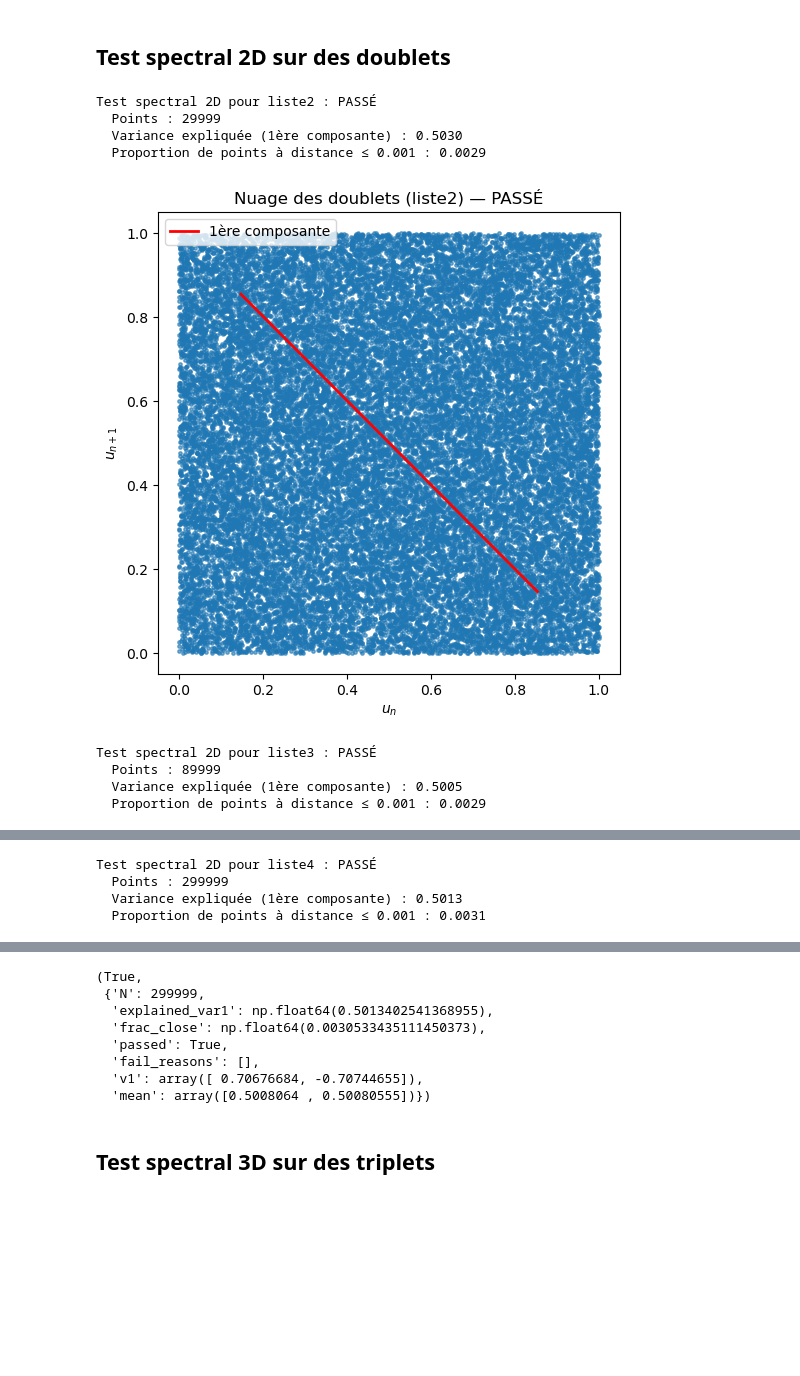
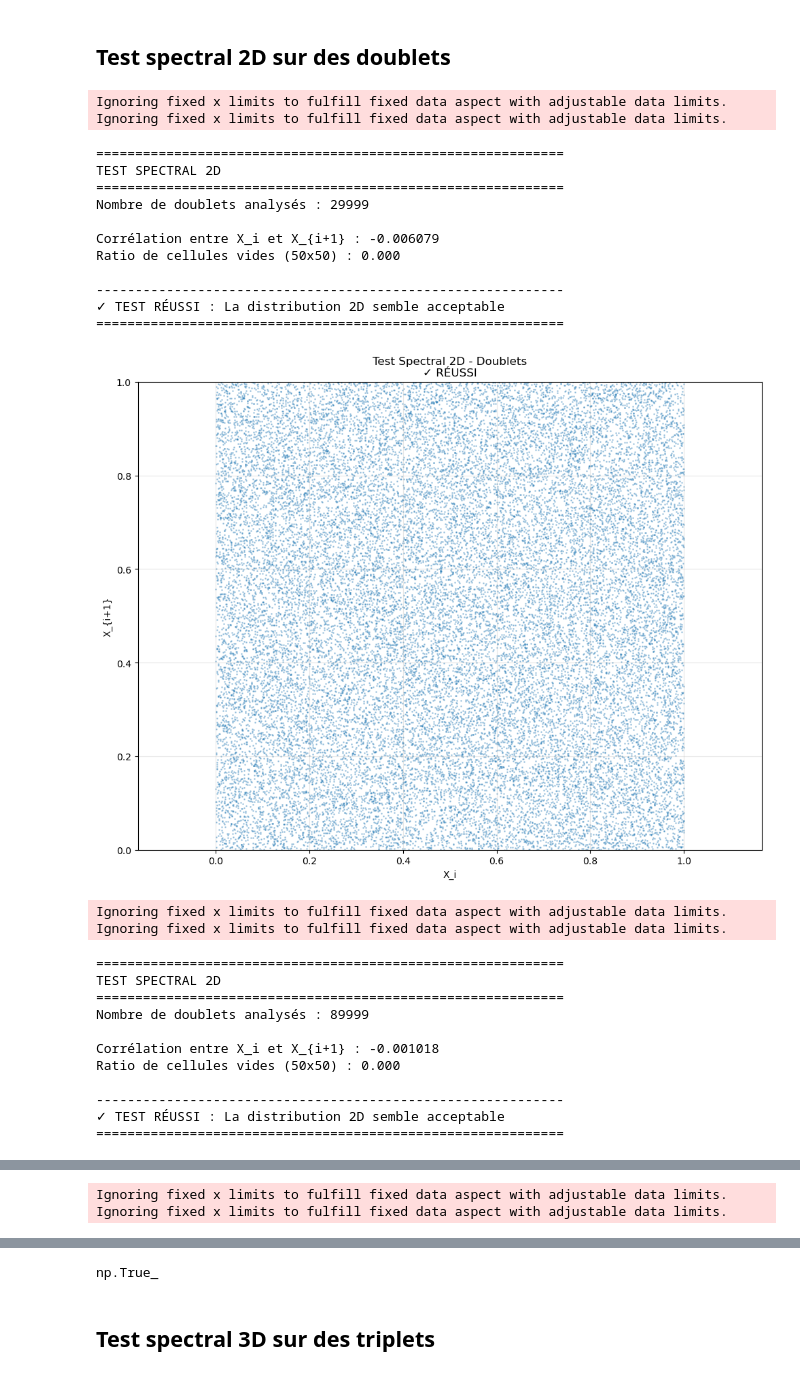
Before and after one commit to daarklink/Projet-proba-python, a Jupyter notebook: Sujet-2-RANDU.ipynb, the cells around one changed output, grey strips where cells are left out. Cells and saved outputs as stored; diff of their text form; code cells hidden in the pictures; blank space fills up the shorter version.

Commit message:
AJout spectral 2D

```diff
--- a/Sujet-2-RANDU.ipynb
+++ b/Sujet-2-RANDU.ipynb
@@ -190,15 +179,33 @@ def spectral_test_2d(u, name="jeu", exp_var_threshold=0.80, dist_tol=1e-3, frac_
 # %%
 # Exemple d'utilisation (avec les listes déjà générées dans le notebook) :
-spectral_test_2d(liste2, name="liste2", plot=True)
-spectral_test_2d(liste3, name="liste3", plot=True)
-spectral_test_2d(liste4, name="liste4", plot=True)
+test_spectral_2d(liste2, True)
+test_spectral_2d(liste3, True)
+test_spectral_2d(liste4, True)
 # %% [output]
-Test spectral 2D pour liste2 : PASSÉ
-  Points : 29999
-  Variance expliquée (1ère composante) : 0.5030
-  Proportion de points à distance ≤ 0.001 : 0.0029
+Ignoring fixed x limits to fulfill fixed data aspect with adjustable data limits.
+Ignoring fixed x limits to fulfill fixed data aspect with adjustable data limits.
+============================================================
+TEST SPECTRAL 2D
+============================================================
+Nombre de doublets analysés : 29999
+
+Corrélation entre X_i et X_{i+1} : -0.006079
+Ratio de cellules vides (50x50) : 0.000
+
+------------------------------------------------------------
+✓ TEST RÉUSSI : La distribution 2D semble acceptable
+============================================================
-[figure, old version]
+[figure, new version]
-Test spectral 2D pour liste3 : PASSÉ
-  Points : 89999
-  Variance expliquée (1ère composante) : 0.5005
-  Proportion de points à distance ≤ 0.001 : 0.0029
+Ignoring fixed x limits to fulfill fixed data aspect with adjustable data limits.
+Ignoring fixed x limits to fulfill fixed data aspect with adjustable data limits.
+============================================================
+TEST SPECTRAL 2D
+============================================================
+Nombre de doublets analysés : 89999
+
+Corrélation entre X_i et X_{i+1} : -0.001018
+Ratio de cellules vides (50x50) : 0.000
+
+------------------------------------------------------------
+✓ TEST RÉUSSI : La distribution 2D semble acceptable
+============================================================
@@ -206,4 +213,2 @@ Test spectral 2D pour liste3 : PASSÉ
-Test spectral 2D pour liste4 : PASSÉ
-  Points : 299999
-  Variance expliquée (1ère composante) : 0.5013
-  Proportion de points à distance ≤ 0.001 : 0.0031
+Ignoring fixed x limits to fulfill fixed data aspect with adjustable data limits.
+Ignoring fixed x limits to fulfill fixed data aspect with adjustable data limits.
@@ -211,11 +227,4 @@ Test spectral 2D pour liste4 : PASSÉ
-(True,
- {'N': 299999,
-  'explained_var1': np.float64(0.5013402541368955),
-  'frac_close': np.float64(0.0030533435111450373),
-  'passed': True,
-  'fail_reasons': [],
-  'v1': array([ 0.70676684, -0.70744655]),
-  'mean': array([0.5008064 , 0.50080555])})
+np.True_
 # %% [markdown]
 ## Test spectral 3D sur des triplets
 # %%
```
Also changed, not shown: parts of 2 cells of this notebook.
